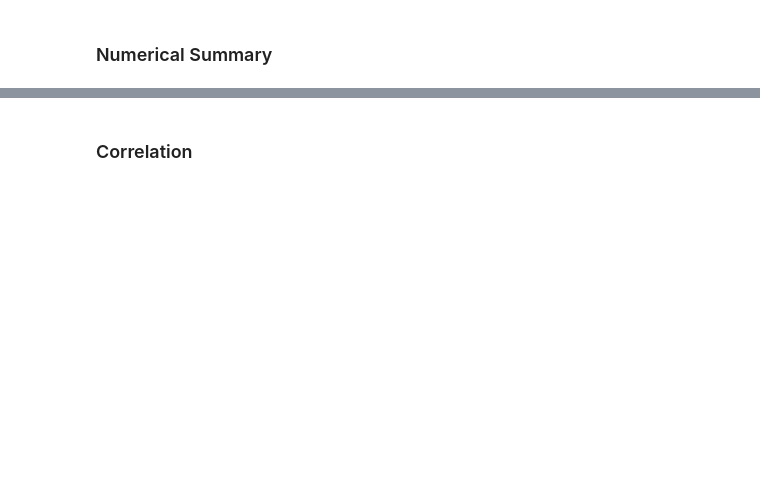
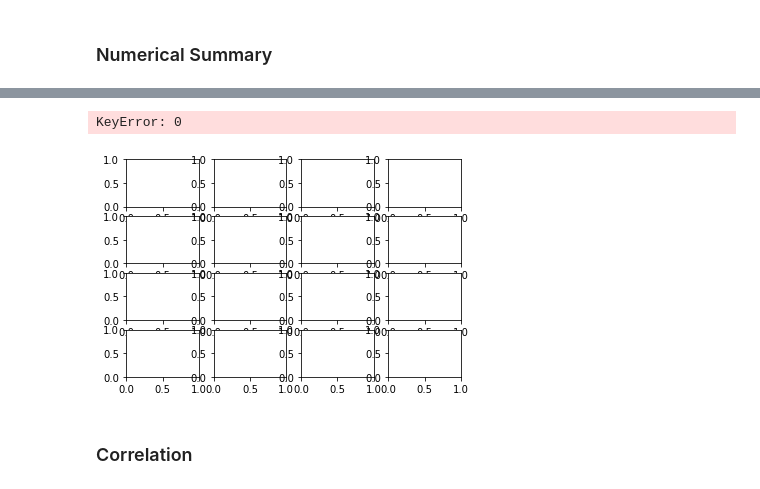
Before and after one commit to tingweiDong/depressionML, a Jupyter notebook: Code/ml.ipynb, the cells around one changed output, grey strips where cells are left out. Cells and saved outputs as stored; diff of their text form; code cells hidden in the pictures; blank space fills up the shorter version.

```diff
--- a/Code/ml.ipynb
+++ b/Code/ml.ipynb
@@ -132,3 +167,18 @@ array([[<AxesSubplot:title={'center':'id'}>,
+# %%
+xaxes = ['id','age','family_PIR','sleep_hours','drinks_per_occasion','SMD030','SMD641','SMD650','SMD630','WHD010','WHD020','WHD050',
+'WHD110','WHD120','WHD140','WHQ150']
+yaxes = ['count','count','count','count','count','count','count','count','count','count','count','count','count','count','count','count']
+
+f,a = plt.subplots(4,4)
+a = a.ravel()
+for idx,ax in enumerate(a):
+    ax.hist(df[idx])
+    ax.set_xlabel(xaxes[idx])
+    ax.set_ylabel(yaxes[idx])
+plt.tight_layout()
+# %% [output]
+KeyError: 0
+[figure, added]
 # %% [markdown]
 ### Correlation
 # %%
```
Also changed, not shown: parts of 5 cells of this notebook, 5 other files.
